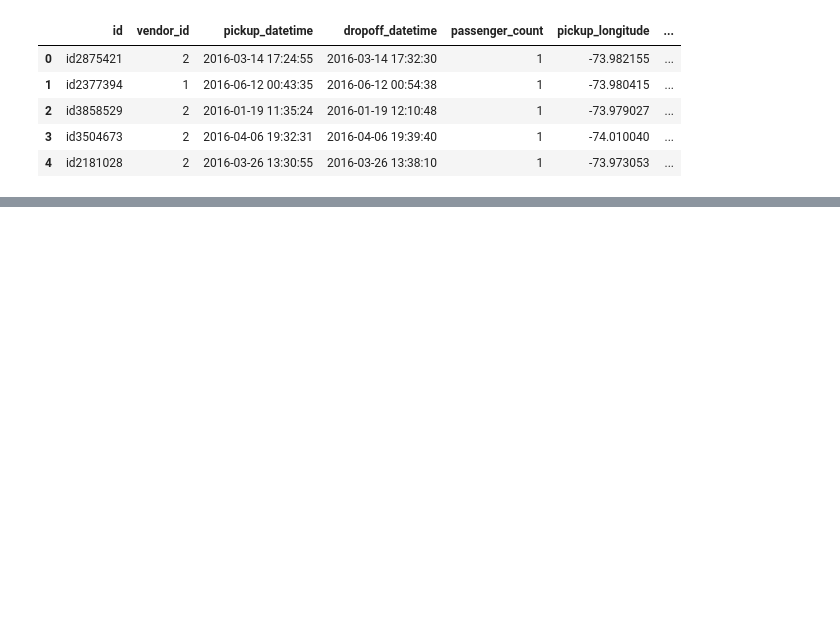
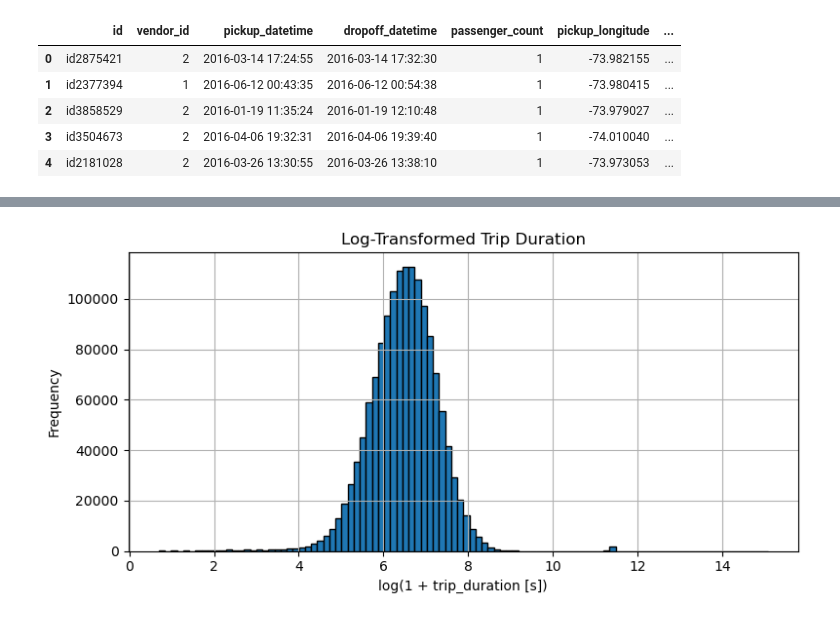
Before and after one commit to Wendo99/NYC-Taxi-Trip-Duration, a Jupyter notebook: main.ipynb, the cells around one changed output, grey strips where cells are left out. Drawn from its saved outputs; the diff is of its cells as text; code cells hidden in the pictures; blank space fills up the shorter version.

```diff
--- a/main.ipynb
+++ b/main.ipynb
@@ -166,0 +377,16 @@ train_set, test_set = train_test_split(taxi, test_size=0.3, random_state=42)
+# %%
+import numpy as np
+
+# Log-transformed trip duration
+taxi['trip_duration_log'] = np.log1p(taxi['trip_duration'])
+
+plt.figure(figsize=(8, 4))
+plt.hist(taxi['trip_duration_log'], bins=100, edgecolor='black')
+plt.title("Log-Transformed Trip Duration")
+plt.xlabel("log(1 + trip_duration [s])")
+plt.ylabel("Frequency")
+plt.grid(True)
+plt.tight_layout()
+plt.show()
+# %% [output]
+[figure, added]
```
Also changed, not shown: parts of 39 cells of this notebook, 3 other files.
